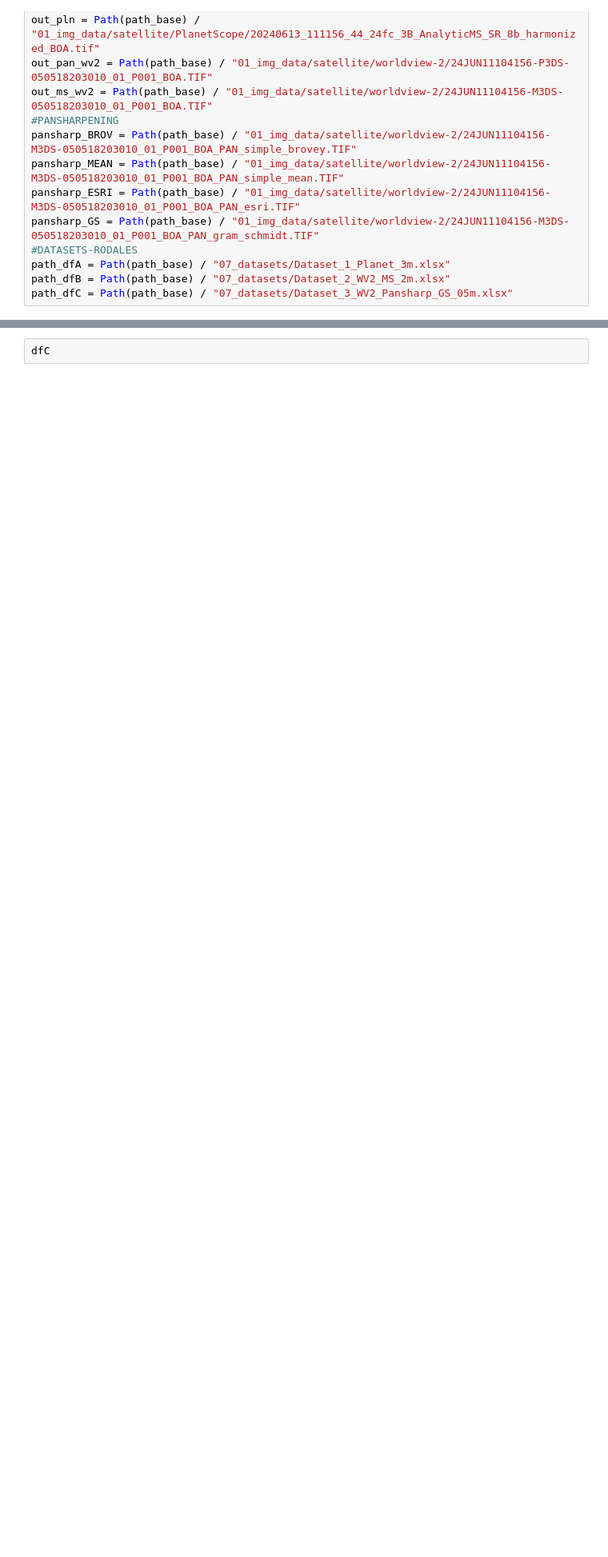
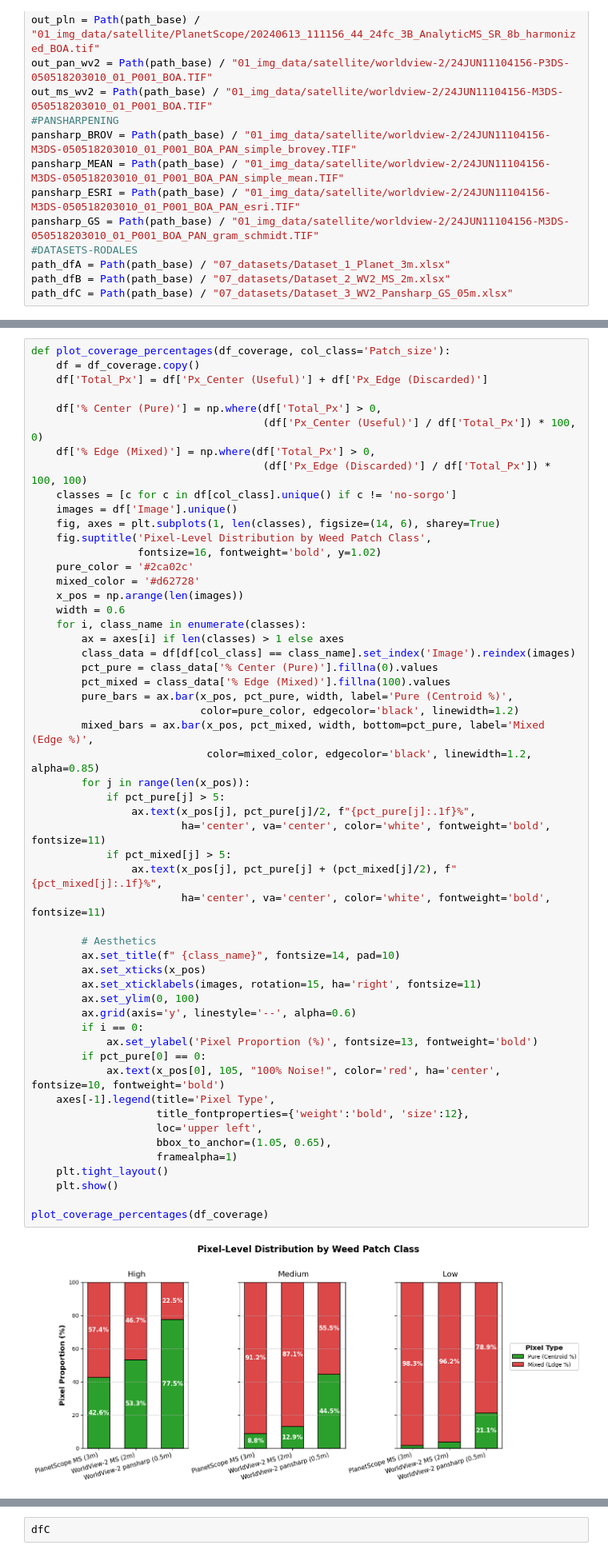
Before and after one commit to fjavierlopezc/vhr-satellite-weed-mapping, a Jupyter notebook: 03_pyscripts/EDA-1stA-SatByRes.ipynb, the cells around one changed output, grey strips where cells are left out. Shown at 80% size. Drawn from its saved outputs; the diff is of its cells as text; blank space fills up the shorter version.

```diff
--- a/03_pyscripts/EDA-1stA-SatByRes.ipynb
+++ b/03_pyscripts/EDA-1stA-SatByRes.ipynb
@@ -311,2 +187,58 @@ graficar_porcentajes_cobertura(df_cobertura)
+# %%
+def plot_coverage_percentages(df_coverage, col_class='Patch_size'):
+    df = df_coverage.copy()
+    df['Total_Px'] = df['Px_Center (Useful)'] + df['Px_Edge (Discarded)']
+
+    df['% Center (Pure)'] = np.where(df['Total_Px'] > 0,
+                                     (df['Px_Center (Useful)'] / df['Total_Px']) * 100, 0)
+    df['% Edge (Mixed)'] = np.where(df['Total_Px'] > 0,
+                                     (df['Px_Edge (Discarded)'] / df['Total_Px']) * 100, 100)
+    classes = [c for c in df[col_class].unique() if c != 'no-sorgo']
+    images = df['Image'].unique()
+    fig, axes = plt.subplots(1, len(classes), figsize=(14, 6), sharey=True)
+    fig.suptitle('Pixel-Level Distribution by Weed Patch Class',
+                 fontsize=16, fontweight='bold', y=1.02)
+    pure_color = '#2ca02c'
+    mixed_color = '#d62728'
+    x_pos = np.arange(len(images))
+    width = 0.6
+    for i, class_name in enumerate(classes):
+        ax = axes[i] if len(classes) > 1 else axes
+        class_data = df[df[col_class] == class_name].set_index('Image').reindex(images)
+        pct_pure = class_data['% Center (Pure)'].fillna(0).values
+        pct_mixed = class_data['% Edge (Mixed)'].fillna(100).values
+        pure_bars = ax.bar(x_pos, pct_pure, width, label='Pure (Centroid %)',
+                           color=pure_color, edgecolor='black', linewidth=1.2)
+        mixed_bars = ax.bar(x_pos, pct_mixed, width, bottom=pct_pure, label='Mixed (Edge %)',
+                            color=mixed_color, edgecolor='black', linewidth=1.2, alpha=0.85)
+        for j in range(len(x_pos)):
+            if pct_pure[j] > 5:
+                ax.text(x_pos[j], pct_pure[j]/2, f"{pct_pure[j]:.1f}%",
+                        ha='center', va='center', color='white', fontweight='bold', fontsize=11)
+            if pct_mixed[j] > 5:
+                ax.text(x_pos[j], pct_pure[j] + (pct_mixed[j]/2), f"{pct_mixed[j]:.1f}%",
+                        ha='center', va='center', color='white', fontweight='bold', fontsize=11)
+
+        # Aesthetics
+        ax.set_title(f" {class_name}", fontsize=14, pad=10)
+        ax.set_xticks(x_pos)
+        ax.set_xticklabels(images, rotation=15, ha='right', fontsize=11)
+        ax.set_ylim(0, 100)
+        ax.grid(axis='y', linestyle='--', alpha=0.6)
+        if i == 0:
+            ax.set_ylabel('Pixel Proportion (%)', fontsize=13, fontweight='bold')
+        if pct_pure[0] == 0:
+            ax.text(x_pos[0], 105, "100% Noise!", color='red', ha='center', fontsize=10, fontweight='bold')
+    axes[-1].legend(title='Pixel Type',
+                    title_fontproperties={'weight':'bold', 'size':12},
+                    loc='upper left',
+                    bbox_to_anchor=(1.05, 0.65),
+                    framealpha=1)
+    plt.tight_layout()
+    plt.show()
+
+plot_coverage_percentages(df_coverage)
+# %% [output]
+[figure, added]
 # %% [markdown]
 **Analisis exploratorio de los datos (EDA)**
```
Also changed, not shown: parts of 16 cells of this notebook.
